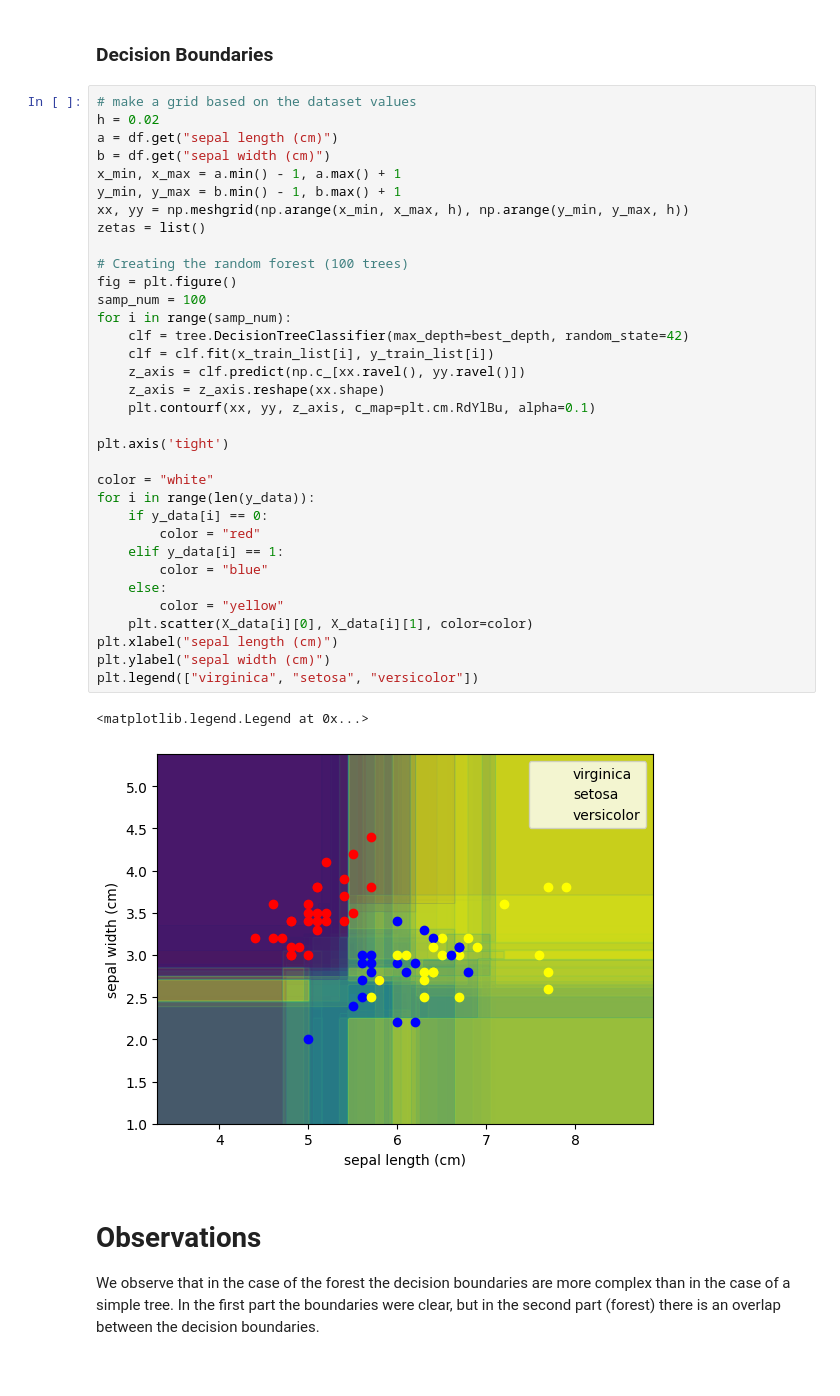
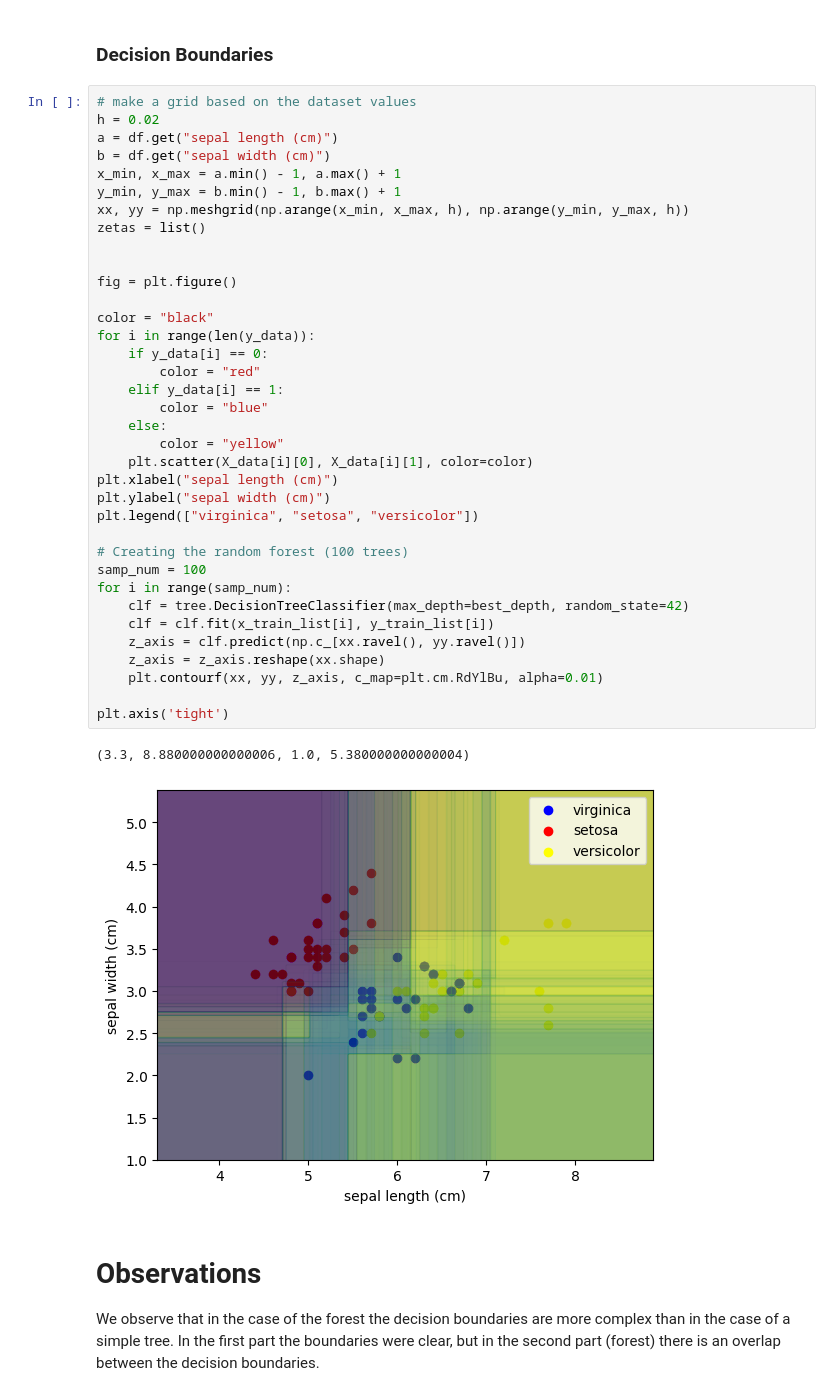
Before and after one commit to andreasmk/Iris-Classification, a Jupyter notebook: iris.ipynb, the cells around one changed output. Saved outputs shown, nothing was run; the diff lists cells and outputs as text.

```diff
--- a/iris.ipynb
+++ b/iris.ipynb
@@ -345,40 +347,42 @@ disp = skl.metrics.ConfusionMatrixDisplay.from_predictions(y_test, predicted_val
 # %%
 # make a grid based on the dataset values
 h = 0.02
 a = df.get("sepal length (cm)")
 b = df.get("sepal width (cm)")
 x_min, x_max = a.min() - 1, a.max() + 1
 y_min, y_max = b.min() - 1, b.max() + 1
 xx, yy = np.meshgrid(np.arange(x_min, x_max, h), np.arange(y_min, y_max, h))
 zetas = list()
 
-# Creating the random forest (100 trees)
+
 fig = plt.figure()
-samp_num = 100
-for i in range(samp_num):
-    clf = tree.DecisionTreeClassifier(max_depth=best_depth, random_state=42)
-    clf = clf.fit(x_train_list[i], y_train_list[i])
-    z_axis = clf.predict(np.c_[xx.ravel(), yy.ravel()])
-    z_axis = z_axis.reshape(xx.shape)
-    plt.contourf(xx, yy, z_axis, c_map=plt.cm.RdYlBu, alpha=0.1)
 
-plt.axis('tight')
-
-color = "white"
+color = "black"
 for i in range(len(y_data)):
     if y_data[i] == 0:
         color = "red"
     elif y_data[i] == 1:
         color = "blue"
     else:
         color = "yellow"
     plt.scatter(X_data[i][0], X_data[i][1], color=color)
 plt.xlabel("sepal length (cm)")
 plt.ylabel("sepal width (cm)")
 plt.legend(["virginica", "setosa", "versicolor"])
+
+# Creating the random forest (100 trees)
+samp_num = 100
+for i in range(samp_num):
+    clf = tree.DecisionTreeClassifier(max_depth=best_depth, random_state=42)
+    clf = clf.fit(x_train_list[i], y_train_list[i])
+    z_axis = clf.predict(np.c_[xx.ravel(), yy.ravel()])
+    z_axis = z_axis.reshape(xx.shape)
+    plt.contourf(xx, yy, z_axis, c_map=plt.cm.RdYlBu, alpha=0.01)
+
+plt.axis('tight')
 # %% [output]
-<matplotlib.legend.Legend at 0x...>
+(3.3, 8.880000000000006, 1.0, 5.380000000000004)
-[figure, old version]
+[figure, new version]
 # %% [markdown]
 # Observations
 
```
Also changed, not shown: parts of 8 cells of this notebook.
